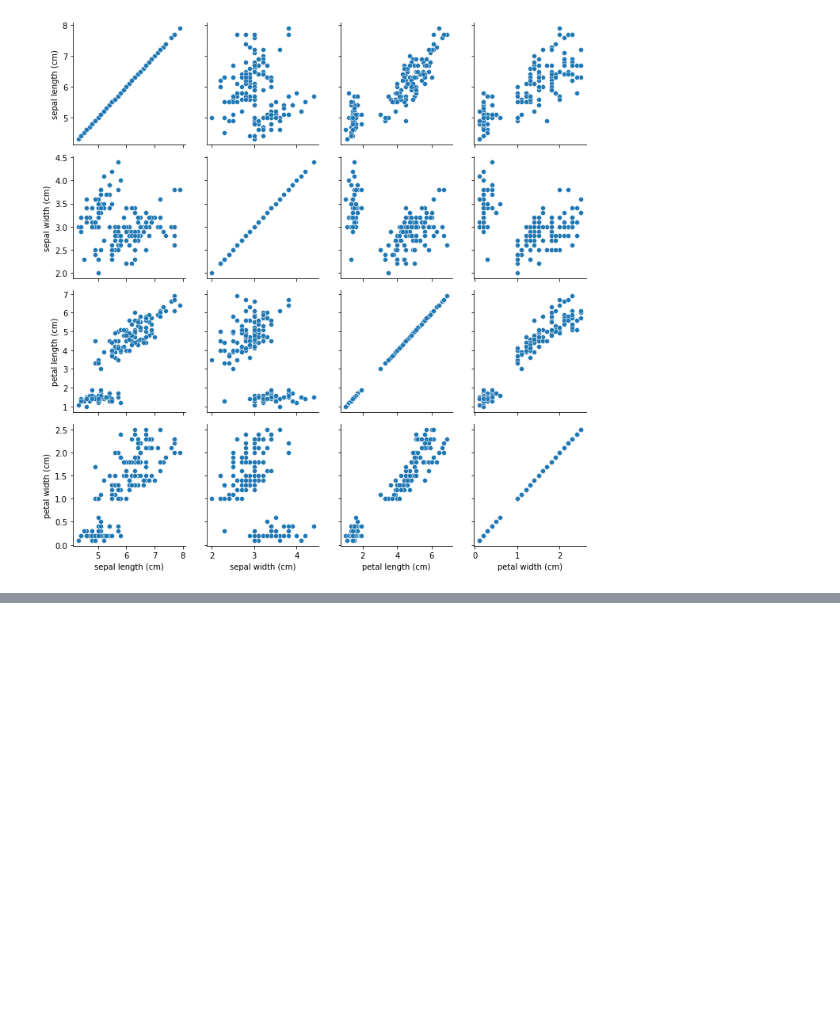
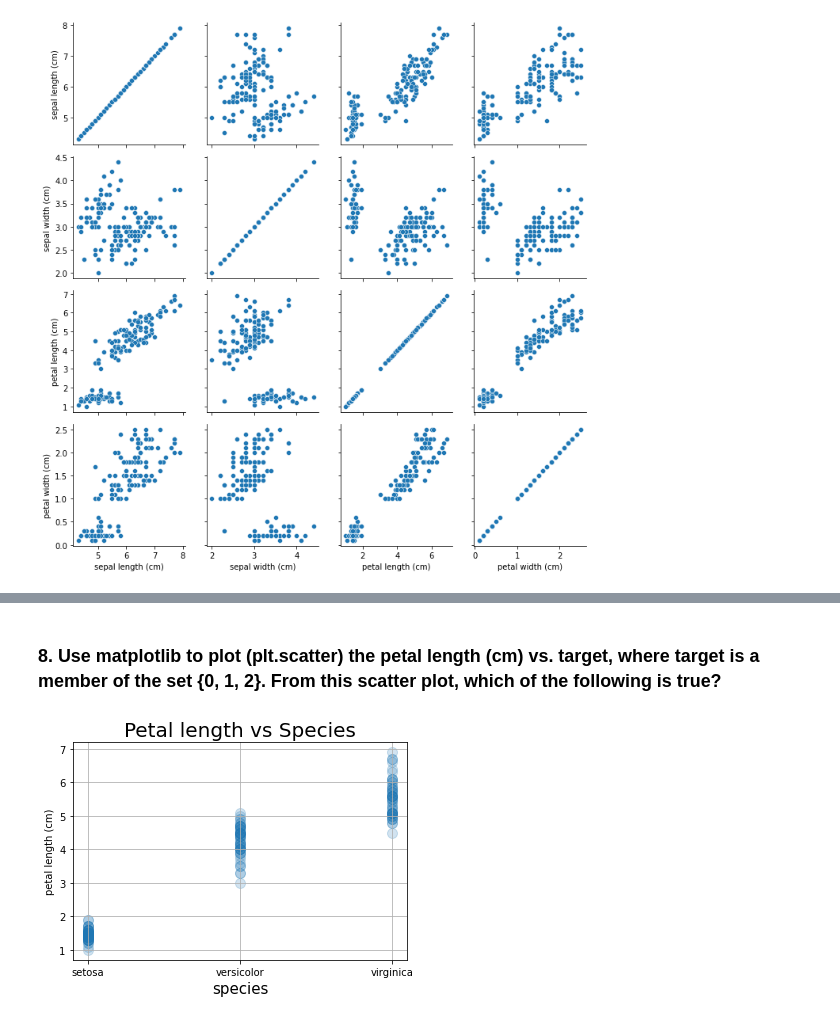
Before and after one commit to pavloski/BigData, a Jupyter notebook: CourseDocs/ChallengeQuiz5_ALVAREZ.ipynb, the cells around one changed output, grey strips where cells are left out. Drawn from its saved outputs; the diff is of its cells as text; code cells hidden in the pictures; blank space fills up the shorter version.

```diff
--- a/CourseDocs/ChallengeQuiz5_ALVAREZ.ipynb
+++ b/CourseDocs/ChallengeQuiz5_ALVAREZ.ipynb
@@ -156,0 +221,13 @@ ax.savefig('iris_pairplot.png')
+# %% [markdown]
+### 8. Use matplotlib to plot (plt.scatter) the petal length (cm) vs. target, where target is a member of the set {0, 1, 2}. From this scatter plot, which of the following is true?
+# %%
+fig, ax = plt.subplots()
+ax.scatter(iris_df['target'], iris_df['petal length (cm)'], s=100, alpha=0.2)
+ax.set_ylabel('petal length (cm)')
+ax.set_xlabel('species',  fontsize=15)
+ax.set_title('Petal length vs Species', fontsize=20)
+ax.grid(True)
+
+plt.show()
+# %% [output]
+[figure, added]
```
Also changed, not shown: parts of 17 cells of this notebook.
